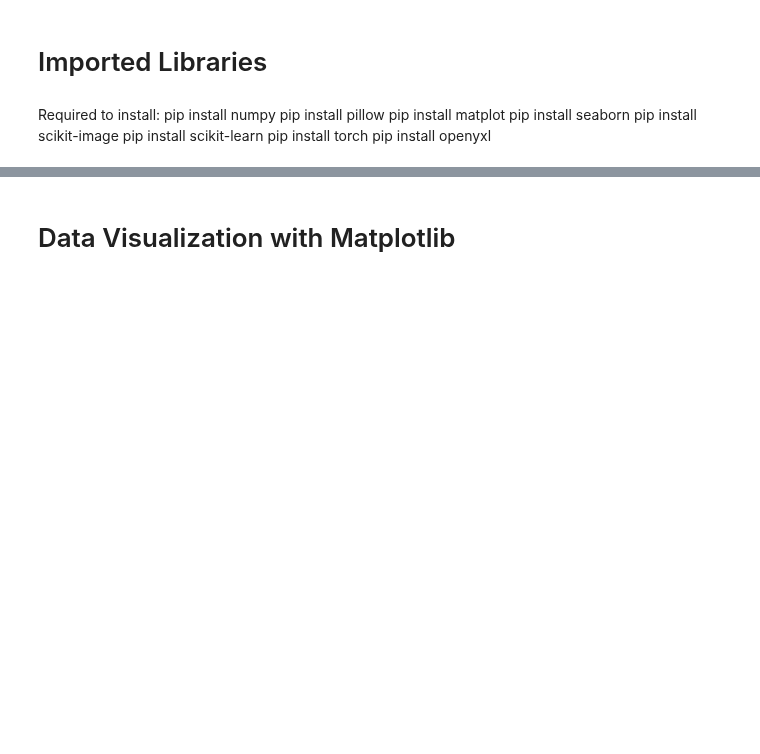
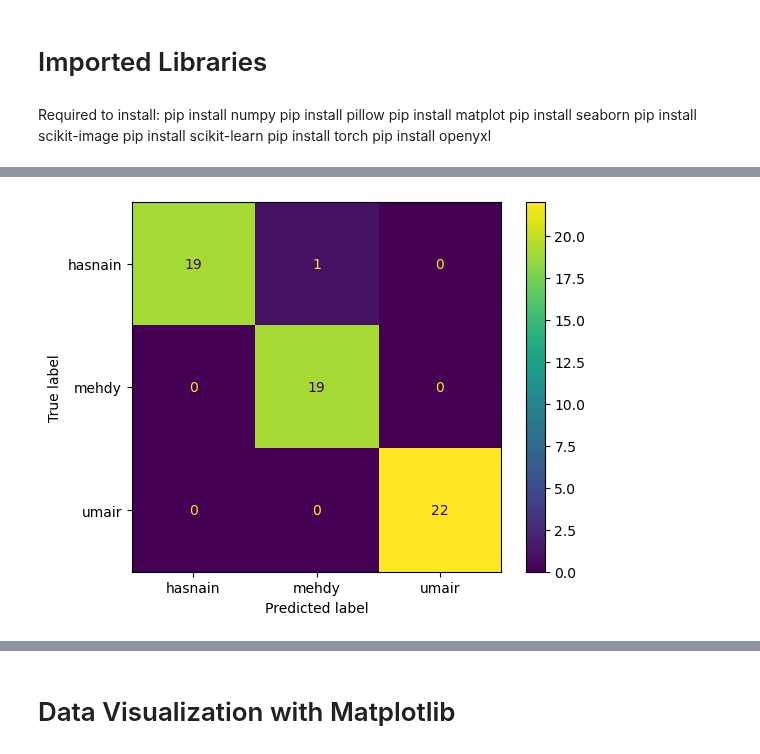
Before and after one commit to Mehdy922/HWCS, a Jupyter notebook: HWCS.ipynb, the cells around one changed output, grey strips where cells are left out. Drawn from its saved outputs; the diff is of its cells as text; code cells hidden in the pictures; blank space fills up the shorter version.

```diff
--- a/HWCS.ipynb
+++ b/HWCS.ipynb
@@ -151,0 +41,80 @@ print(df[outliers])
+# %%
+def extract_glcm_features(image_path):
+    with Image.open(image_path) as image:
+        grayscale_image = image.convert('L')
+        grayscale_image_np = np.array(grayscale_image)
+        glcm = graycomatrix(grayscale_image_np, [1], [0], 256, symmetric=True, normed=True)
+        contrast = graycoprops(glcm, 'contrast')[0, 0]
+        dissimilarity = graycoprops(glcm, 'dissimilarity')[0, 0]
+        homogeneity = graycoprops(glcm, 'homogeneity')[0, 0]
+        energy = graycoprops(glcm, 'energy')[0, 0]
+        correlation = graycoprops(glcm, 'correlation')[0, 0]
+        return [contrast, dissimilarity, homogeneity, energy, correlation]
+
+
+features = []
+labels = []
+for file_name in os.listdir(orignal_images_path):
+    file_path = os.path.join(orignal_images_path, file_name)
+    label = file_name.split('_')[0]
+    features.append(extract_glcm_features(file_path))
+    labels.append(label)
+
+df = pd.DataFrame(features, columns=['contrast', 'dissimilarity', 'homogeneity', 'energy', 'correlation'])
+df['label'] = labels
+df.to_excel('features.xlsx', index=False)
+
+
+df = pd.read_excel('features.xlsx')
+X = df.drop('label', axis=1)
+y = df['label']
+
+X_train, X_test, y_train, y_test = train_test_split(X, y, test_size=0.2, random_state=42)
+
+scaler = StandardScaler()
+X_train_scaled = scaler.fit_transform(X_train)
+X_test_scaled = scaler.transform(X_test)
+
+knn = KNeighborsClassifier()
+param_grid = {
+    'n_neighbors': [1, 3, 5, 7, 9, 11],
+    'weights': ['uniform', 'distance'],
+    'metric': ['euclidean', 'manhattan']
+}
+grid_search = GridSearchCV(knn, param_grid, cv=5)
+grid_search.fit(X_train_scaled, y_train)
+
+print(f"Best Parameters: {grid_search.best_params_}")
+
+y_pred = grid_search.predict(X_test_scaled)
+
+report_dict = classification_report(y_test, y_pred,output_dict=True)
+
+for class_label, metrics in report_dict.items():
+    # Skip average metrics if needed
+    if class_label in ['accuracy', 'macro avg', 'weighted avg']:
+        continue
+
+    # Process the metrics for each class
+    precision = metrics['precision']
+    recall = metrics['recall']
+    f1_score = metrics['f1-score']
+    support = metrics['support']
+
+    print(f"Class: {class_label}")
+    print(f" Precision: {precision}")
+    print(f" Recall: {recall}")
+    print(f" F1 Score: {f1_score}")
+    print(f" Support: {support}")
+    print()  # Add an extra line for better readability
+
+# Calculate the overall accuracy
+accuracy = report_dict.get('accuracy')
+print(f"Overall Accuracy: {accuracy * 100:.2f}%")
+
+
+cm = confusion_matrix(y_test, y_pred)
+disp = ConfusionMatrixDisplay(confusion_matrix=cm, display_labels=grid_search.classes_)
+disp.plot()
+plt.show()
+# %% [output]
@@ -152 +141,2 @@ print(df[outliers])
+[figure, new version]
 # %% [markdown]
```
Also changed, not shown: parts of 26 cells of this notebook, 8 other files.
